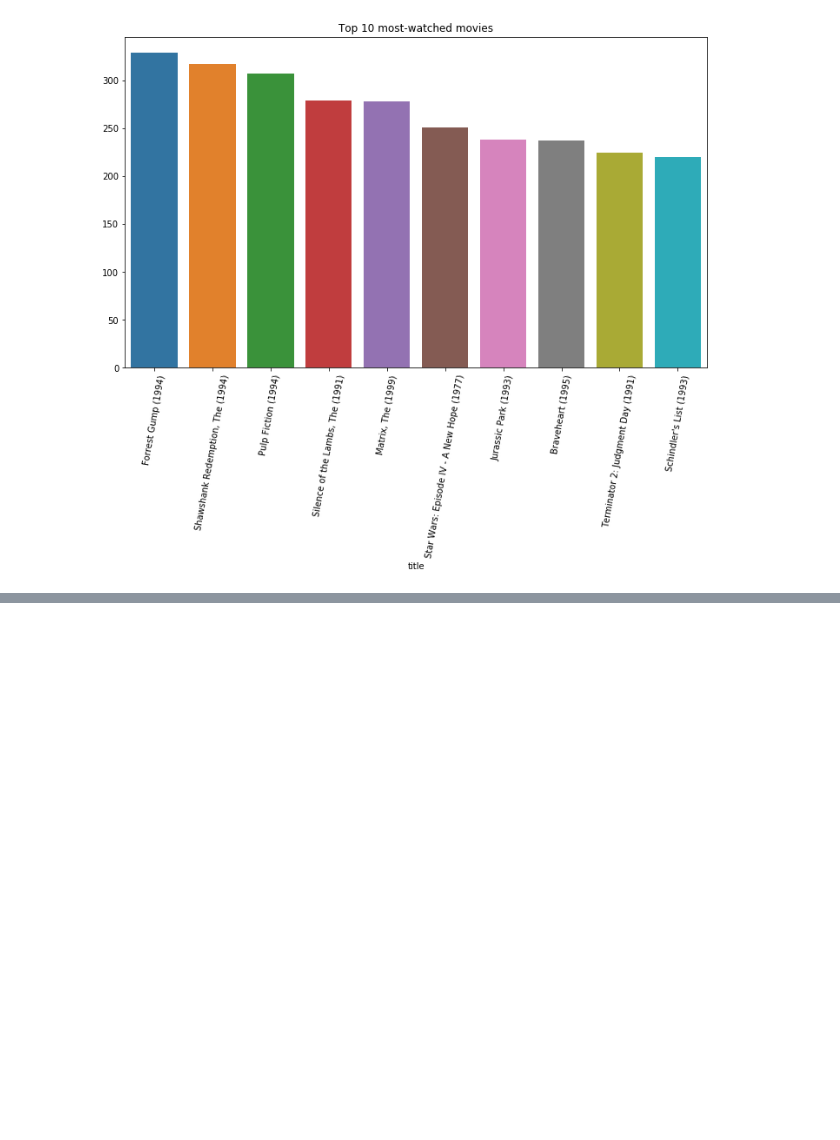
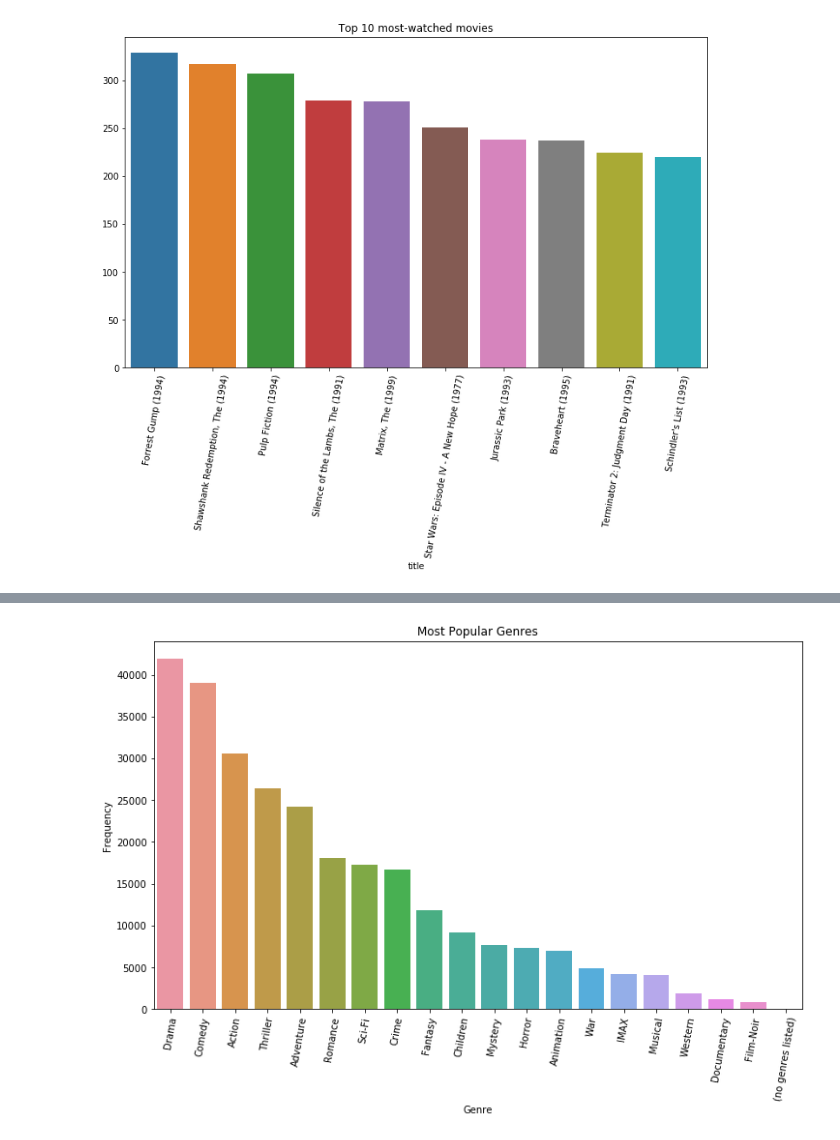
Before and after one commit to adinas94/MovieLens-Recommendation-System, a Jupyter notebook: Data/Data Cleaning.ipynb, the cells around one changed output, grey strips where cells are left out. Cells and saved outputs as stored; diff of their text form; code cells hidden in the pictures; blank space fills up the shorter version.

```diff
--- a/Data/Data Cleaning.ipynb
+++ b/Data/Data Cleaning.ipynb
@@ -212,0 +244,13 @@ plt.xticks(rotation=80);
+# %%
+#Create function that counts how many movies there are of each genre
+def genrecounts(df, col, labels):
+    count = dict()
+    for i in labels: count[i] = 0
+    for value in df[col].str.split('|'):
+        if type(value) == float and pd.isnull(value): continue
+        for i in value:
+            if pd.notnull(i): count[i] += 1
+    return count
+# %%
+genre_count = genrecounts(data, 'genres', genrelabels)
+genre_count
@@ -212,0 +278,4 @@ plt.xticks(rotation=80);
+# %%
+genres = pd.DataFrame(list(genre_count.items()),columns = ['Genre','Frequency'])
+# %%
+genres = genres.sort_values(by=['Frequency'], ascending=False)
@@ -212,0 +302,8 @@ plt.xticks(rotation=80);
+# %%
+#Plot the top 10 most watched movies
+plt.figure(figsize=(12,7))
+sns.barplot(genres['Genre'], genres['Frequency'])
+plt.title('Most Popular Genres')
+plt.xticks(rotation=80);
+# %% [output]
+[figure, added]
```
Also changed, not shown: parts of 10 cells of this notebook.
